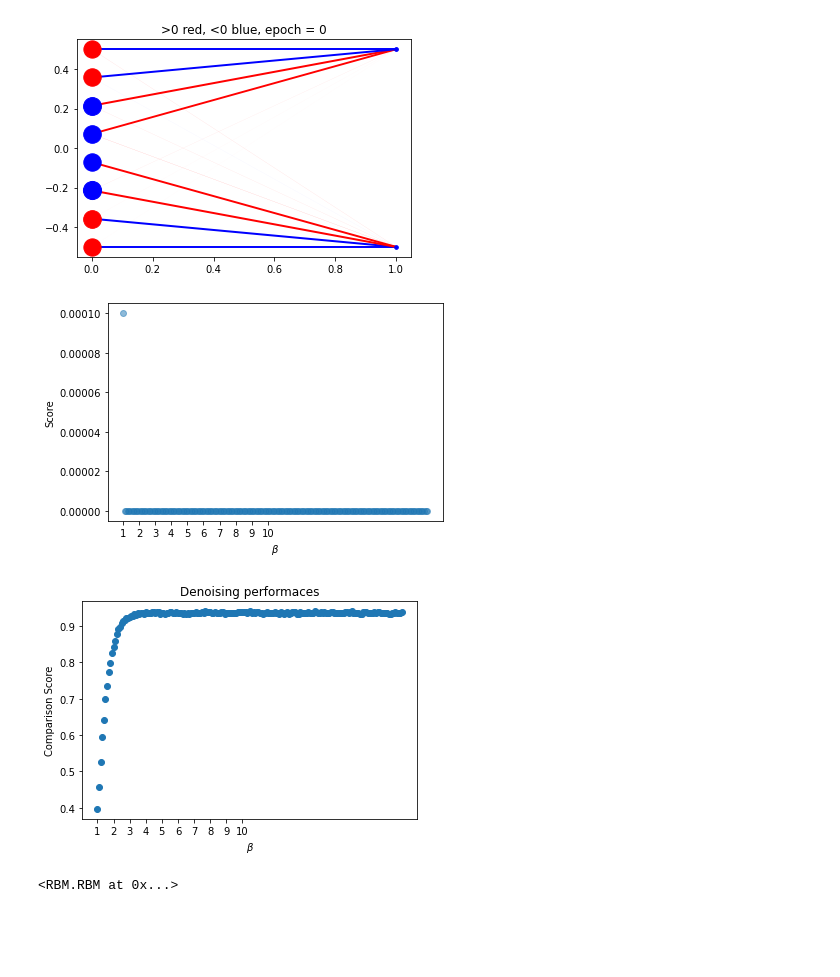
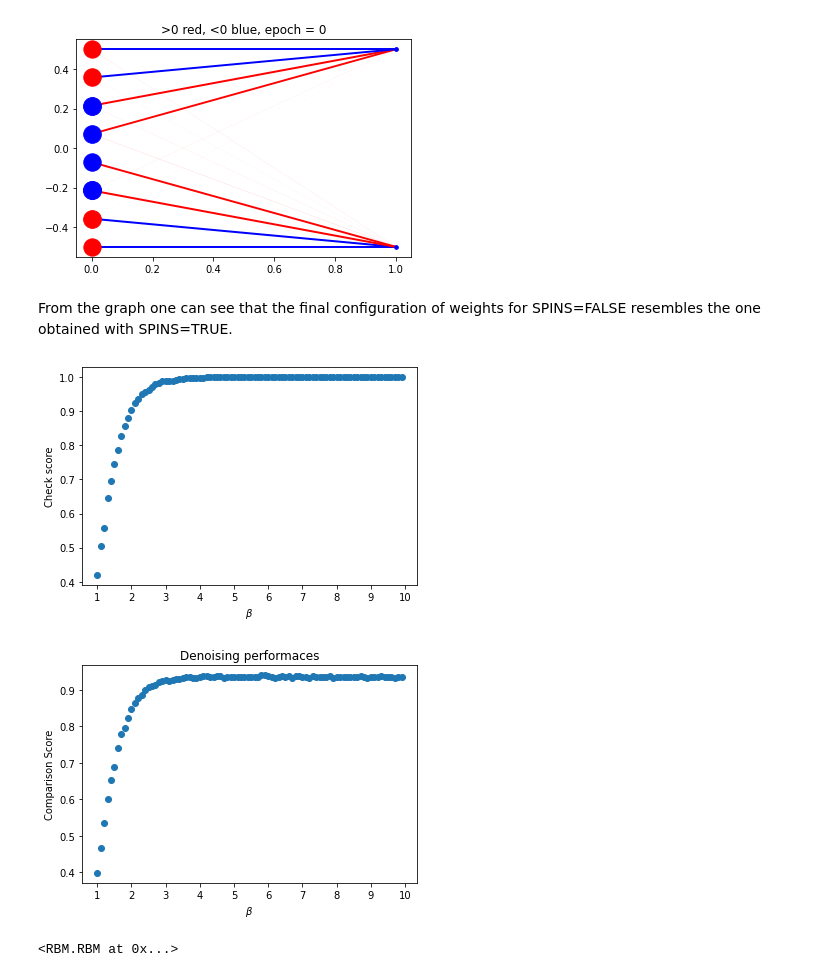
Before and after one commit to LorenzoBuriola/LoCP_moduleB, a Jupyter notebook: Week5/FPGheArt_exercise5.ipynb, the cells around one changed output. Drawn from its saved outputs; the diff is of its cells as text; code cells hidden in the pictures; blank space fills up the shorter version.

```diff
--- a/Week5/FPGheArt_exercise5.ipynb
+++ b/Week5/FPGheArt_exercise5.ipynb
@@ -134,6 +136,10 @@ We can also try changing $\beta$ in the positive phase.
 scores_bh = []
 for beta in betas:
     scores_bh.append(my_rbm.score(v,seq, beta = beta, beta_h = beta))
+# %%
+scores_h = []
+for beta in betas:
+    scores_h.append(my_rbm.score(v,seq, beta_h = beta))
 # %%
 plt.scatter(betas, scores_b, marker = 'o', label = 'Negative phase', alpha = 0.5)
 plt.scatter(betas, scores_bh, marker = 'o', label = 'Positive and negative phase', alpha = 0.5)
@@ -173,0 +184,13 @@ It is worth noticing that in the previous case the sequences were perfectly deno
+# %%
+y = []
+for n in range(len(v_c)):
+    for i in range(len(seq)):
+        if (v_c[n] == seq[i]).all():
+                y.append(i)
+                break
+
+sns.heatmap(confusion_matrix(y, my_rbm.predict(v0,seq, beta = 60), normalize = "true"), annot=True, vmin = 0, vmax =1, cbar = False, yticklabels=list(range(4)), xticklabels=list(range(4)), cmap = "cividis")
+plt.ylabel("True label")
+plt.xlabel("Predicted label")
+
+plt.show()
@@ -492,0 +562,13 @@ There is then a clear influence of this increase of the noise in the actual perf
+# %%
+y = []
+for n in range(len(v_c)):
+    for i in range(len(seq)):
+        if (v_c[n] == seq[i]).all():
+                y.append(i)
+                break
+
+sns.heatmap(confusion_matrix(y, rbms[0].predict(v0,seq, beta = 60), normalize = "true"), annot=True, vmin = 0, vmax =1, cbar = False, yticklabels=list(range(4)), xticklabels=list(range(4)), cmap = "cividis")
+plt.ylabel("True label")
+plt.xlabel("Predicted label")
+
+plt.show()
@@ -684,18 +764,22 @@ my_rbm2.fit(v2)
 plotgraph(*(my_rbm2.params()), M=2)
 # %% [output]
 [figure]
+# %% [markdown]
+From the graph one can see that the final configuration of weights for SPINS=FALSE resembles the one obtained with SPINS=TRUE.
 # %%
+betas = list(np.arange(1,10,0.1))
+
 scores_b = []
 for beta in betas:
-    scores_b.append(my_rbm2.score(v2,seq, beta = beta))
+    scores_b.append(my_rbm2.score(v20, seq2, beta = beta))
 
-plt.scatter(betas, scores_b, marker = 'o', alpha = 0.5)
+plt.scatter(betas, scores_b, marker = 'o')
 plt.xlabel(r'$\beta$')
 plt.xticks(np.arange(1, 11, 1))
-plt.ylabel('Score')
+plt.ylabel('Check score')
 plt.show()
 # %% [output]
-[figure, old version]
+[figure, new version]
 # %%
 scores_comp = []
 for beta in betas:
@@ -708,7 +792,7 @@ plt.xticks(np.arange(1, 11, 1))
 plt.ylabel('Comparison Score')
 plt.show()
 # %% [output]
-[figure, old version]
+[figure, new version]
 # %%
 q=0.1
 fname = "DATA/dataRBM_seq4_q" + str(q) + ".csv"
```
Also changed, not shown: parts of 47 cells of this notebook.
